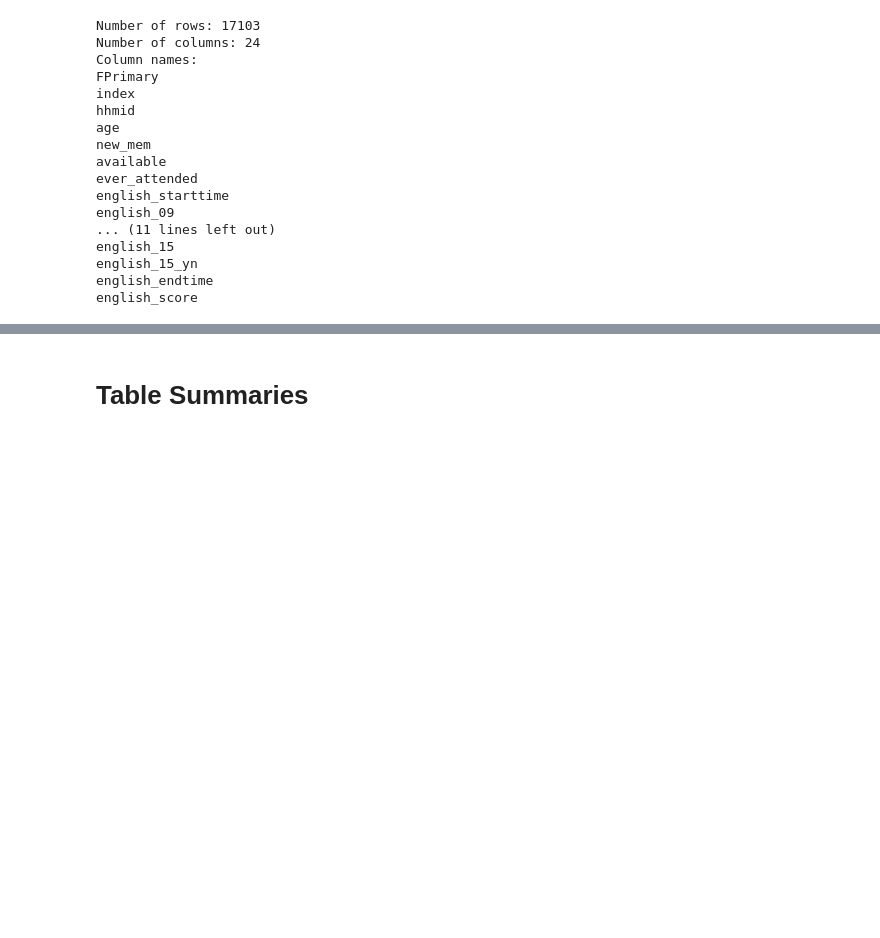
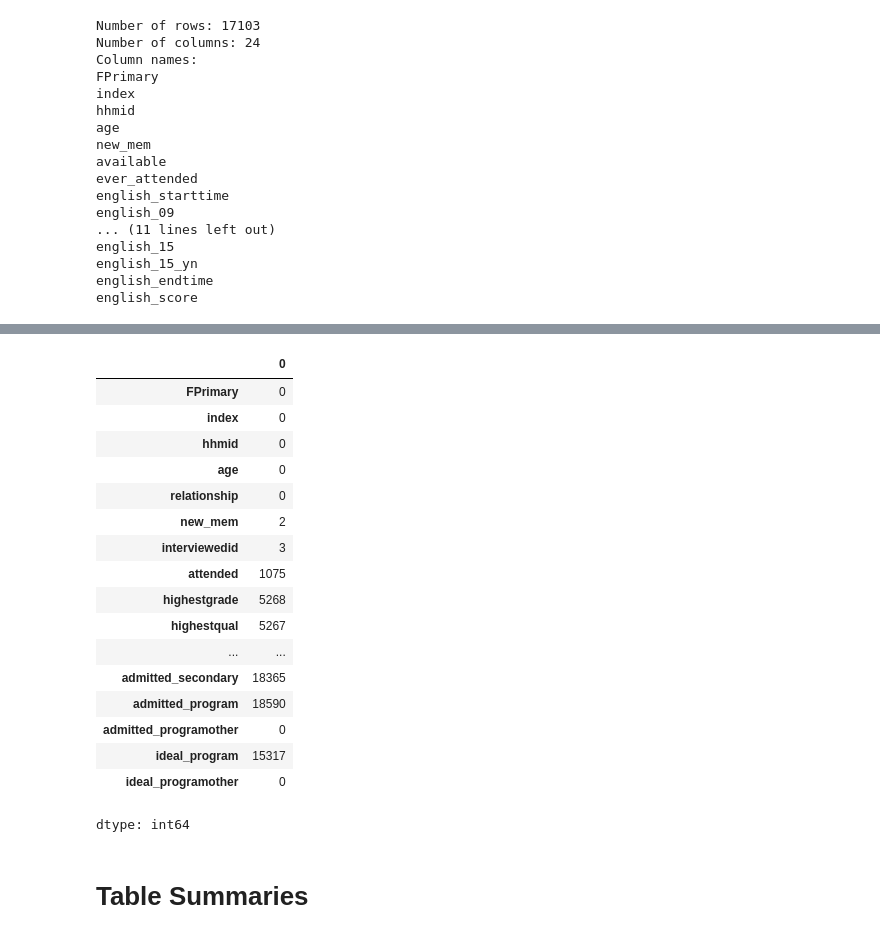
Before and after one commit to csmith3051/HU-DS-Bootcamp, a Jupyter notebook: Ghana_Census_Project.ipynb, the cells around one changed output, grey strips where cells are left out. Cells and saved outputs as stored; diff of their text form; code cells hidden in the pictures; blank space fills up the shorter version.

```diff
--- a/Ghana_Census_Project.ipynb
+++ b/Ghana_Census_Project.ipynb
@@ -183,3 +420,24 @@ english_score
+# %%
+df_gen_ed.isnull().sum()
+# %% [output]
+|  | 0 |
+| FPrimary | 0 |
+| index | 0 |
+| hhmid | 0 |
+| age | 0 |
+| relationship | 0 |
+| new_mem | 2 |
+| interviewedid | 3 |
+| attended | 1075 |
+| highestgrade | 5268 |
+| highestqual | 5267 |
+| ... | ... |
+| admitted_secondary | 18365 |
+| admitted_program | 18590 |
+| admitted_programother | 0 |
+| ideal_program | 15317 |
+| ideal_programother | 0 |
+dtype: int64
 # %% [markdown]
 # Table Summaries
 # %% [markdown]
```
Also changed, not shown: parts of 21 cells of this notebook.
